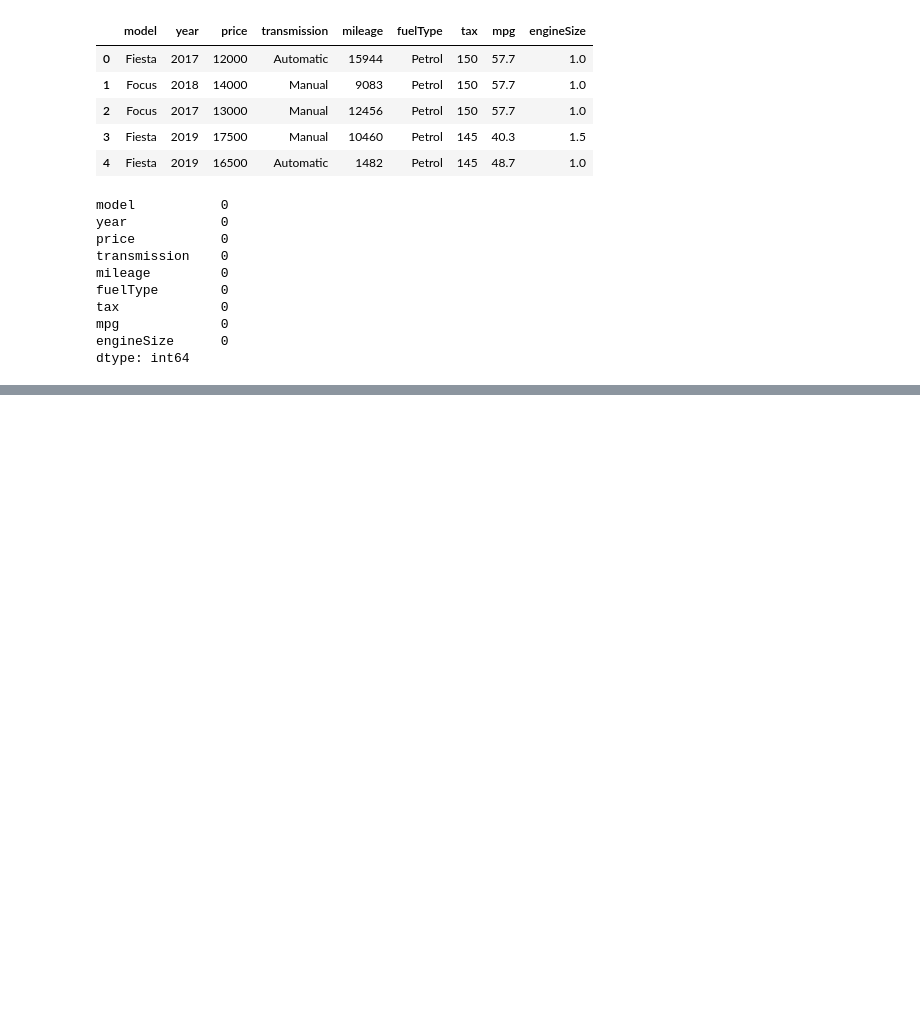
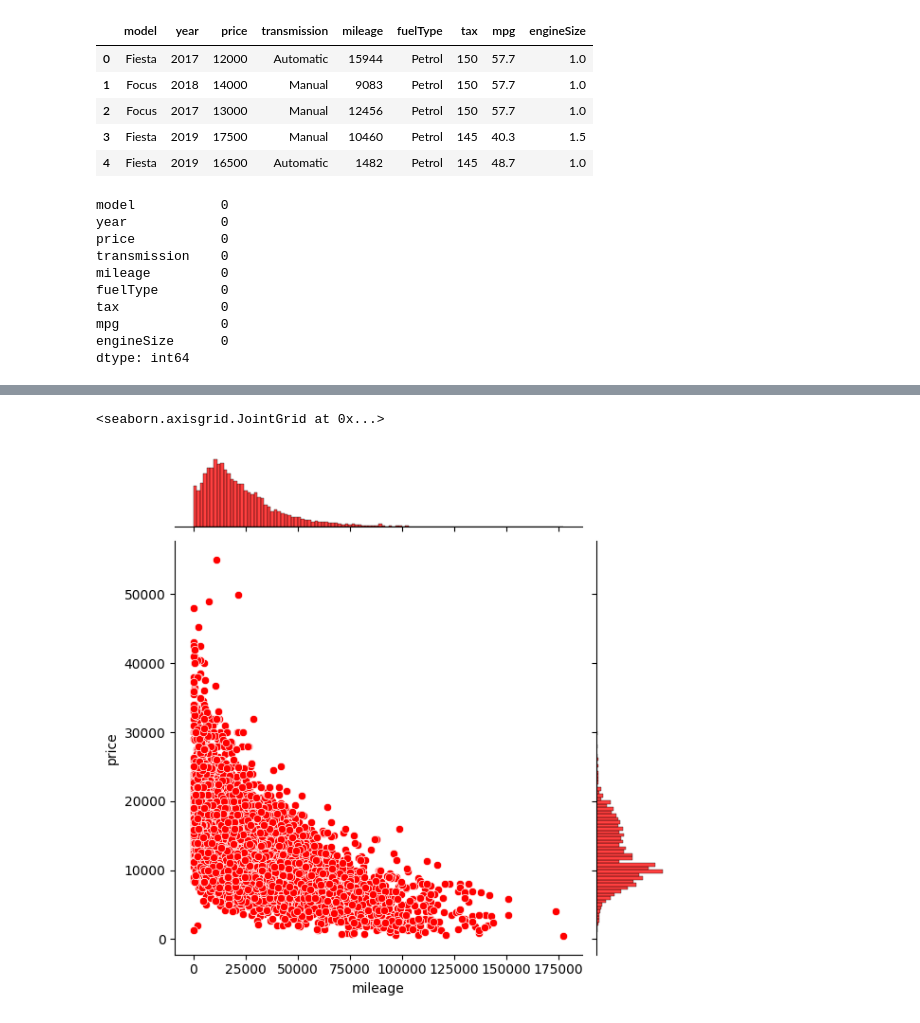
Before and after one commit to princejha-dev/ML-Python-Models, a Jupyter notebook: Car Price Prediction/car.ipynb, the cells around one changed output, grey strips where cells are left out. Saved outputs shown, nothing was run; the diff lists cells and outputs as text; code cells hidden in the pictures; blank space fills up the shorter version.

```diff
--- a/Car Price Prediction/car.ipynb
+++ b/Car Price Prediction/car.ipynb
@@ -232,0 +241,5 @@ Name: count, dtype: int64
+# %%
+sns.jointplot(data=df1, x=df1['mileage'], y=df1['price'],color='r')
+# %% [output]
+<seaborn.axisgrid.JointGrid at 0x...>
+[figure, added]
```
Also changed, not shown: parts of 48 cells of this notebook.
